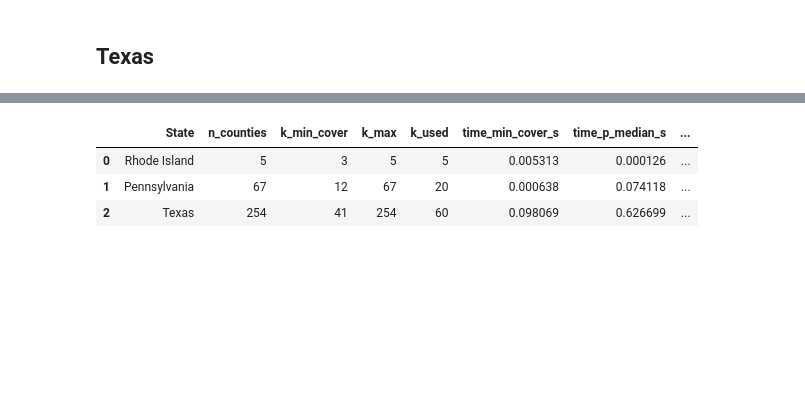
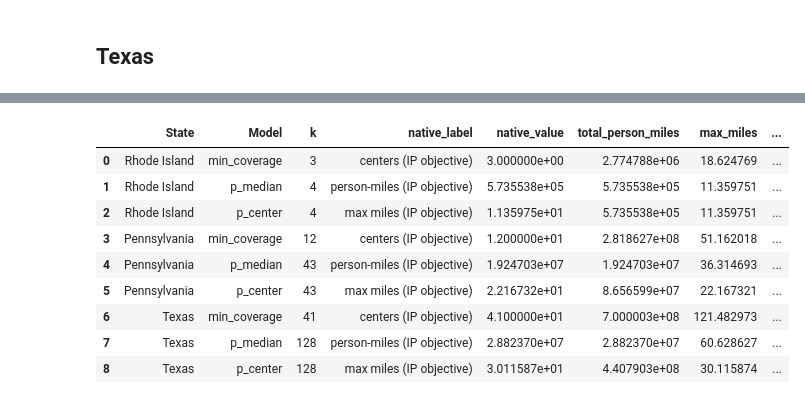
Before and after one commit to maxwinnick/vaccine_distribution, a Jupyter notebook: experiments.ipynb, the cells around one changed output, grey strips where cells are left out. Saved outputs shown, nothing was run; the diff lists cells and outputs as text; code cells hidden in the pictures; blank space fills up the shorter version.

```diff
--- a/experiments.ipynb
+++ b/experiments.ipynb
@@ -64,9 +53,14 @@ Set analyst-controlled `k` values here. For each state run, the notebook validat
 
 `k_min_cover <= k <= number_of_counties`
 # %%
-k_ri = 5
-k_pa = 20
-k_tx = 60
+k_ri = 4
+k_pa = 43
+k_tx = 128
+
+# k-sweep: stride 1 = every k from k_min_cover to n (slow for large states)
+k_sweep_stride_pa = 1
+k_sweep_stride_tx = 25
+run_tx_k_sweep = True
 # %% [markdown]
 ## Data helpers and model runner
 # %%
@@ -436,21 +494,18 @@ Pennsylvania full sweep count: 56 (k from 12 to 67)
 # %%
 rows = []
 for res in (res_ri, res_pa, res_tx):
-    rows.append({
-        "State": res["state_name"],
-        "n_counties": res["n"],
-        "k_min_cover": res["k_min_cover"],
-        "k_max": res["k_max"],
-        "k_used": res["k"],
-        "time_min_cover_s": res["time_a"],
-        "time_p_median_s": res["time_b"],
-        "time_p_center_s": res["time_pc"],
-        "obj_p_median_person_miles": res["obj_b"],
-        "obj_p_center_max_miles": res["obj_pc"],
-    })
-show_table(pd.DataFrame(rows))
+    rows.extend(commensurable_comparison_rows(res))
+
+df_cmp = pd.DataFrame(rows)
+display(df_cmp)
 # %% [output]
-|  | State | n_counties | k_min_cover | k_max | k_used | time_min_cover_s | time_p_median_s | ... |
-| 0 | Rhode Island | 5 | 3 | 5 | 5 | 0.005313 | 0.000126 | ... |
-| 1 | Pennsylvania | 67 | 12 | 67 | 20 | 0.000638 | 0.074118 | ... |
-| 2 | Texas | 254 | 41 | 254 | 60 | 0.098069 | 0.626699 | ... |
+|  | State | Model | k | native_label | native_value | total_person_miles | max_miles | ... |
+| 0 | Rhode Island | min_coverage | 3 | centers (IP objective) | 3.000000e+00 | 2.774788e+06 | 18.624769 | ... |
+| 1 | Rhode Island | p_median | 4 | person-miles (IP objective) | 5.735538e+05 | 5.735538e+05 | 11.359751 | ... |
+| 2 | Rhode Island | p_center | 4 | max miles (IP objective) | 1.135975e+01 | 5.735538e+05 | 11.359751 | ... |
+| 3 | Pennsylvania | min_coverage | 12 | centers (IP objective) | 1.200000e+01 | 2.818627e+08 | 51.162018 | ... |
+| 4 | Pennsylvania | p_median | 43 | person-miles (IP objective) | 1.924703e+07 | 1.924703e+07 | 36.314693 | ... |
+| 5 | Pennsylvania | p_center | 43 | max miles (IP objective) | 2.216732e+01 | 8.656599e+07 | 22.167321 | ... |
+| 6 | Texas | min_coverage | 41 | centers (IP objective) | 4.100000e+01 | 7.000003e+08 | 121.482973 | ... |
+| 7 | Texas | p_median | 128 | person-miles (IP objective) | 2.882370e+07 | 2.882370e+07 | 60.628627 | ... |
+| 8 | Texas | p_center | 128 | max miles (IP objective) | 3.011587e+01 | 4.407903e+08 | 30.115874 | ... |
```
Also changed, not shown: parts of 12 cells of this notebook, 6 other files.
